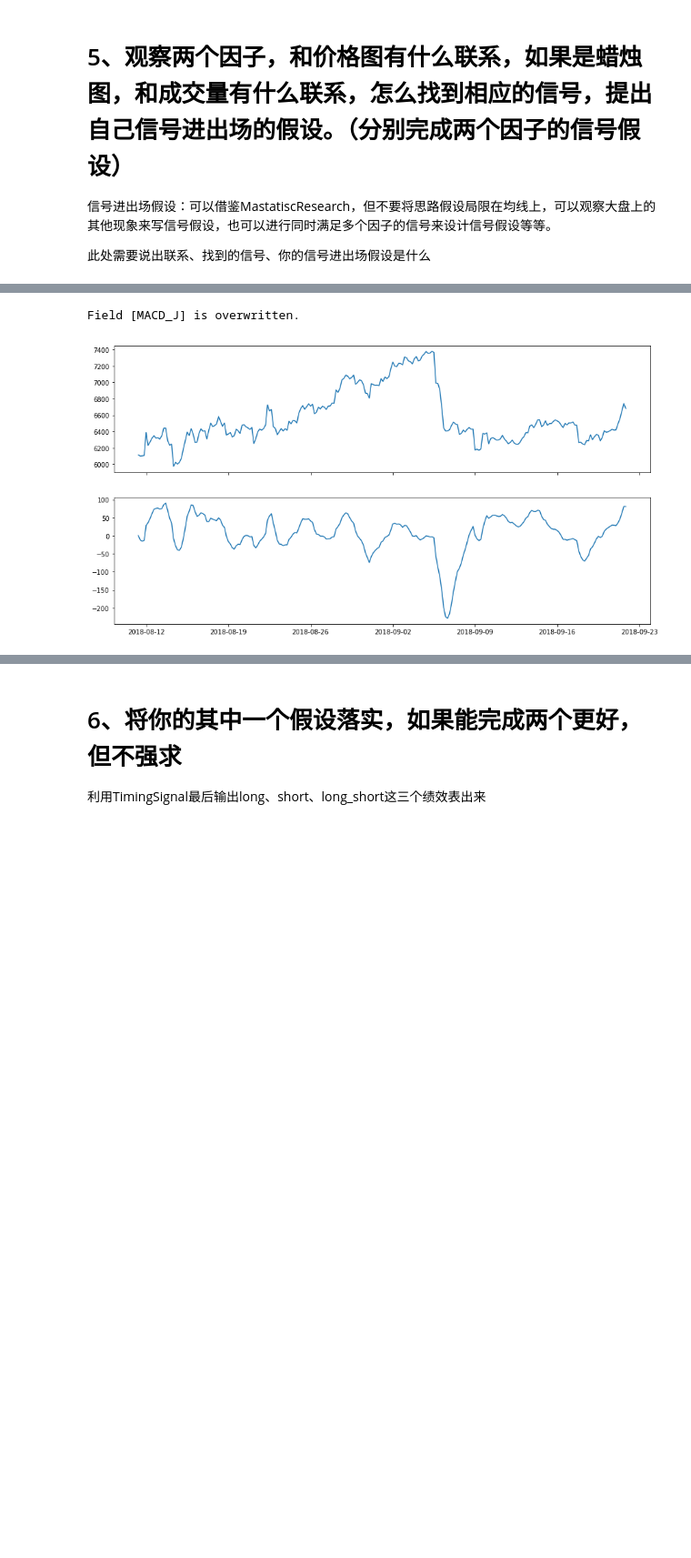
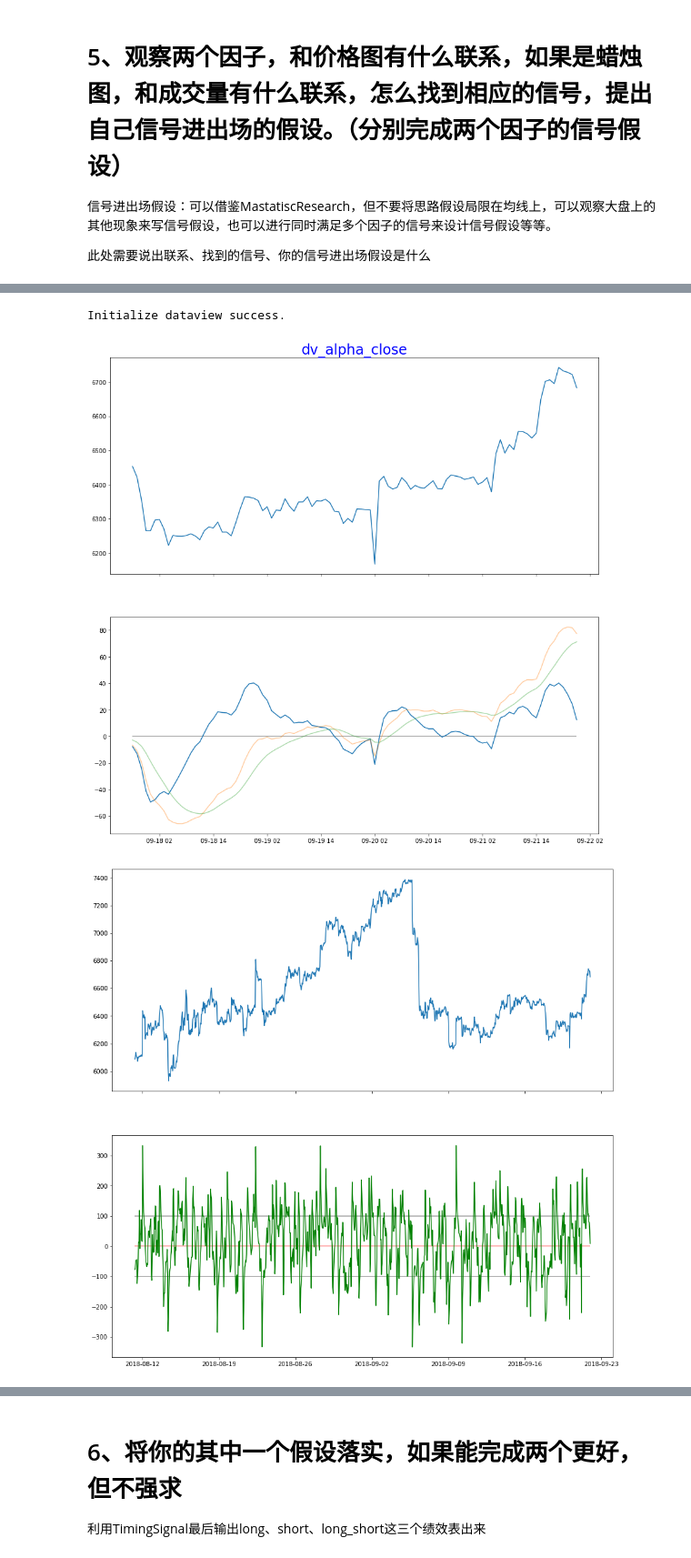
Before and after one commit to hehewei/dayu, a Jupyter notebook: 数据获取与因子绩效试题.ipynb, the cells around one changed output, grey strips where cells are left out. Shown at 91% size. Cells and saved outputs as stored; diff of their text form; code cells hidden in the pictures; blank space fills up the shorter version.

```diff
--- a/数据获取与因子绩效试题.ipynb
+++ b/数据获取与因子绩效试题.ipynb
@@ -384,15 +357,0 @@ dv1H = HFDataView()
-# %%
-dv.add_formula('Diff_J',
-                   "Ta('EMA',0,0,0,0,close,0,12)-Ta('EMA',0,0,0,0,close,0,26)",
-                   add_data=False)
-dv.add_formula('Dea_J',"Ta('EMA',0,0,0,0,Diff_J,0,9)",
-                   add_data=False)
-MACD_J = dv.add_formula('MACD_J',"(Diff_J-Dea_J)*2",add_data=True)
-# %% [output]
-Field [MACD_J] is overwritten.
-# %%
-MACD_J_plot = dv.get_ts('MACD_J', date_type='datetime')
-close = dv.get_ts('close', date_type='datetime')
-plot_chart(close, MACD_J_plot)
-# %% [output]
-[figure, removed]
@@ -399,2 +367,67 @@ plot_chart(close, MACD_J_plot)
+# %%
+# 因子一：MACD
+
+import warnings
+from jaqs_fxdayu.data.dataservice import LocalDataService
+warnings.filterwarnings('ignore')
+ds = LocalDataService()
+
+## 加freq参数
+path = r'./min_data/VnTrader_1Min_Db'
+props = {'fields': 'open,high,low,close,volume',
+         'symbol': 'BTCUSDT:binance',
+         'freq': '1H',
+         'start_date':20180601000000}
+
+Time_dict = ds.bar_reader(path,props) #读取数据
+
+data1H = Time_dict.set_index('datetime')
+
+import matplotlib.pyplot as plt
+import pandas as pd
+
+def Plot_Mean(dv, alpha, Diff, Dea, chart_name='dv_MACD', ShortPeriod=20, LongPeriod=60, n=0):
+    fig,(ax,ax1) = plt.subplots(2,1,sharex=True, figsize=(15,15))
+    ax.plot(dv.get_ts('close', date_type='datetime').iloc[:,0].iloc[n:])
+    ax.set_title(chart_name,fontsize=24,color='b')
+    ax1.plot(alpha.iloc[n:], alpha=1)
+    ax1.plot(Diff.iloc[n:], alpha=0.4)
+    ax1.plot(Dea.iloc[n:], alpha=0.4)
+    ax1.hlines(0, MACD.iloc[n:].index[0], MACD.iloc[n:].index[-1], alpha=0.4)
+#     ax1.plot(pd.Series(alpha.rolling(ShortPeriod).mean(), index=alpha.index).iloc[n:])
+#     ax1.plot(pd.Series(alpha.rolling(LongPeriod).mean(), index=alpha.index).iloc[n:])
+    # plt.savefig(chart_name)
+    plt.show()
+def Plot_Mean1(dv, alpha1, n=0):
+    fig,(ax,ax1) = plt.subplots(2,1,sharex=True, figsize=(15,15))
+    ax.plot(dv.get_ts('close', date_type='datetime').iloc[n:,0])
+    ax1.plot(alpha1.iloc[n:], 'g',alpha=1)
+    ax1.hlines(0, alpha1.iloc[n:].index[0], alpha1.iloc[n:].index[-1], 'r',alpha = 0.4)
+    ax1.hlines(100, alpha1.iloc[n:].index[0], alpha1.iloc[n:].index[-1], alpha=0.4)
+    ax1.hlines(-100, alpha1.iloc[n:].index[0], alpha1.iloc[n:].index[-1], alpha=0.4)
+#     ax1.plot(pd.Series(alpha.rolling(ShortPeriod).mean(), index=alpha.index).iloc[n:])
+#     ax1.plot(pd.Series(alpha.rolling(LongPeriod).mean(), index=alpha.index).iloc[n:])
+    # plt.savefig(chart_name)
+    plt.show()
+from jaqs_fxdayu.data.hf_dataview import HFDataView
+
+dv1H = HFDataView()
+dv1H.create_init_dv(Time_dict.dropna().set_index(["trade_date","symbol"]))
+
+dv1H.add_formula('Diff_J', "Ta('EMA',0,0,0,0,close,0,12)-Ta('EMA',0,0,0,0,close,0,26)", add_data=True)
+dv1H.add_formula('Dea_J',"Ta('EMA',0,0,0,0,Diff_J,0,9)", add_data=True)
+dv1H.add_formula('MACD_J',"(Diff_J-Dea_J)*2",add_data=True)
+dv1H.add_formula("CCI10_J","Ta('CCI',0,0,high,low,close,0,10)" ,add_data=True)
+CCI = dv1H.get_ts('CCI10_J', date_type='datetime')
+MACD = dv1H.get_ts('MACD_J', date_type='datetime')
+Diff = dv1H.get_ts('Diff_J', date_type='datetime')
+Dea = dv1H.get_ts('Dea_J', date_type='datetime')
+# 橘色短线 绿色长线
+Plot_Mean(dv1H,MACD.iloc[:,0], Diff.iloc[:,0], Dea.iloc[:,0], chart_name='dv_alpha_close', ShortPeriod=5, LongPeriod=20, n=-100)
+Plot_Mean1(dv1H,CCI.iloc[:,0], n=-1000)
+# %% [output]
+Initialize dataview success.
+[figure, added]
+[figure, added]
 # %%
 # 5、设定进出场条件
```
Also changed, not shown: parts of 26 cells of this notebook.
